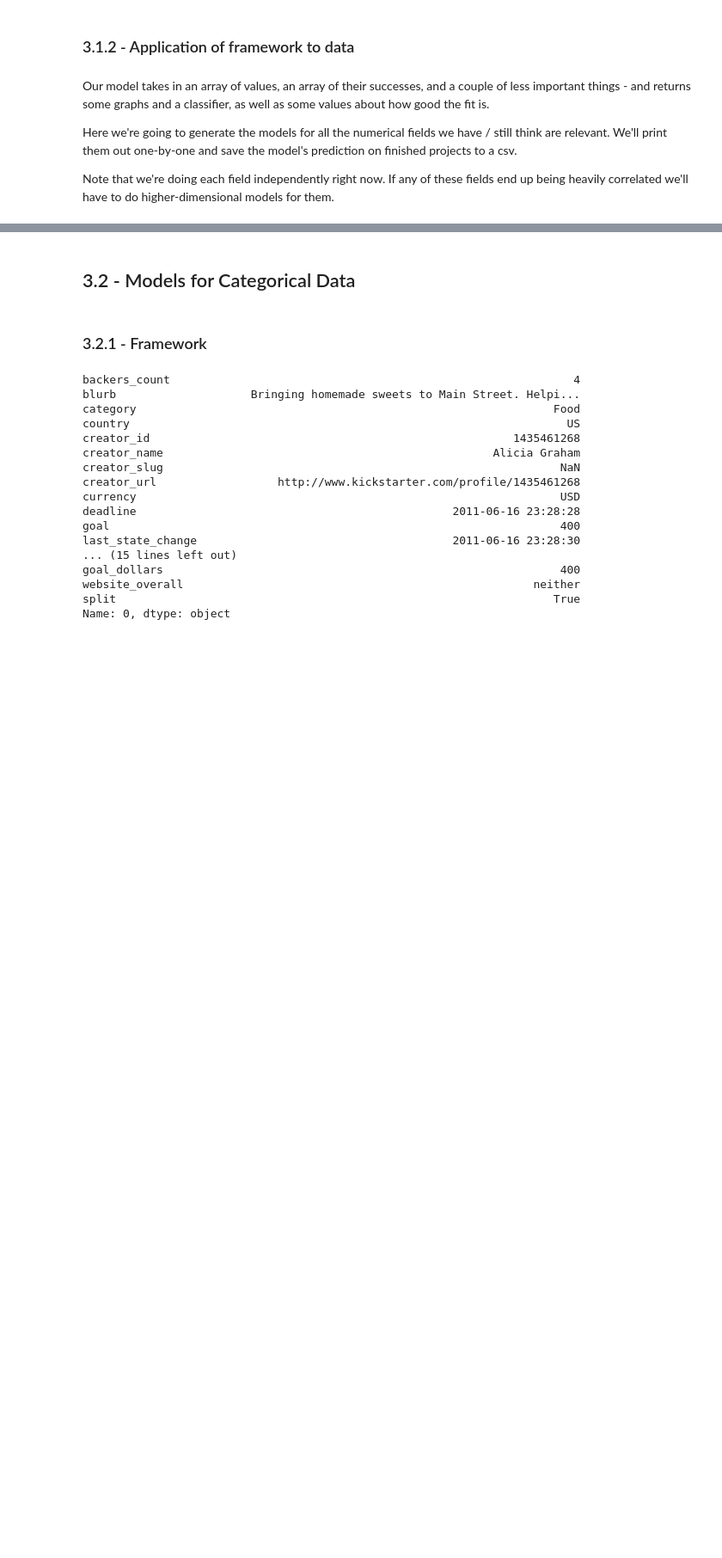
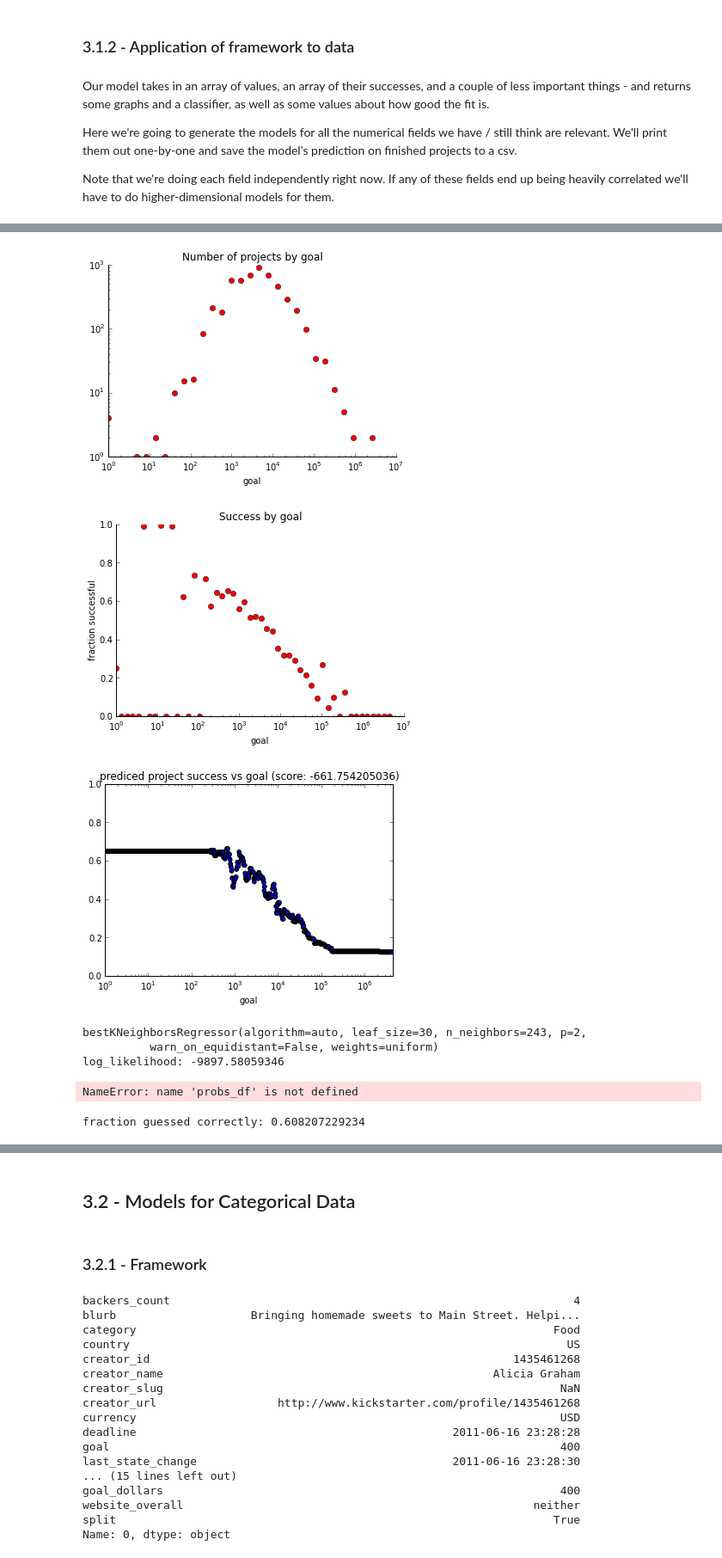
Before and after one commit to johnsturm/cs109, a Jupyter notebook: Process Book.ipynb, the cells around one changed output, grey strips where cells are left out. Shown at 86% size. Cells and saved outputs as stored; diff of their text form; code cells hidden in the pictures; blank space fills up the shorter version.

```diff
--- a/Process Book.ipynb
+++ b/Process Book.ipynb
@@ -2665,4 +2669,7 @@ Here we're going to generate the models for all the numerical fields we have / s
 
 Note that we're doing each field independently right now. If any of these fields end up being heavily correlated we'll have to do higher-dimensional models for them.
 # %%
-train_projects = pd.read_csv('train_projects.csv', index_col=0)
+train_projects = pd.read_csv('train_projects.csv', index_col = 0)
+test_projects = pd.read_csv('test_projects.csv', index_col = 0)
+print len(train_projects)
+print len(test_projects)
@@ -2750,0 +2694,36 @@ probs_df['blurb_caps'] = num_prediction
+# %%
+train_numeric = make_numeric(train_projects)
+test_numeric = make_numeric(test_projects)
+# %%
+# jsut some info on how to make the plots
+def log_values(string):
+    return False if 'caps' in string else True
+# %%
+probs_df_train = pd.DataFrame({'blank' : train_projects['creator_id'].map(lambda x: 0)})
+
+column_names = ['project_length', 'goal', 'goal_dollars', 'title_length',
+                'blurb_length', 'percent_caps_in_title', 'percent_caps_in_blurb', 'avg_title_word_length']
+
+for col in ['goal']: #column_names:
+    num_prediction = numerical_model(
+                                      train_numeric[col],
+                                      train_numeric['successful'],
+                                      test_numeric[col],
+                                      test_numeric['successful'],
+                                      col,
+                                      log_likelihood,
+                                      5000,
+                                      log_x = log_values(col),
+                                      distr_log_y = True)
+    probs_df_train[col] = num_prediction
+
+probs_df_train = probs_df_train.drop('blank', 1)
+# %% [output]
+[figure, added]
+[figure, added]
+[figure, added]
+bestKNeighborsRegressor(algorithm=auto, leaf_size=30, n_neighbors=243, p=2,
+          warn_on_equidistant=False, weights=uniform)
+log_likelihood: -9897.58059346
+NameError: name 'probs_df' is not defined
+fraction guessed correctly: 0.608207229234
```
Also changed, not shown: parts of 19 cells of this notebook, 2 other files.
